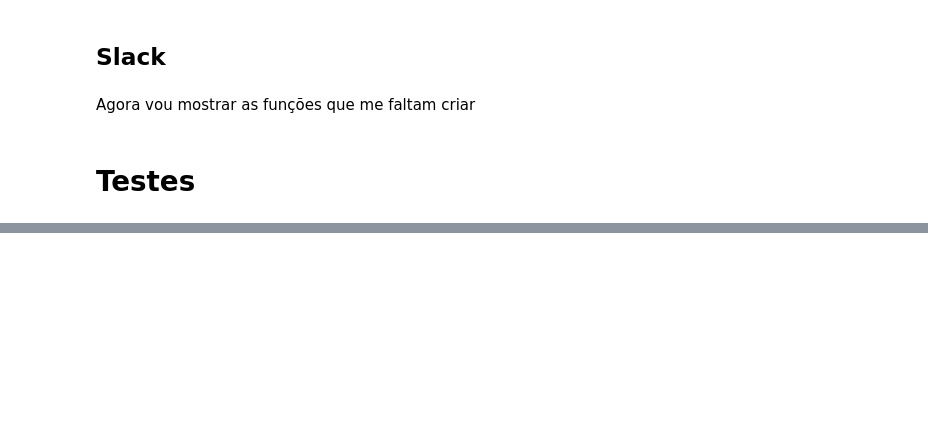
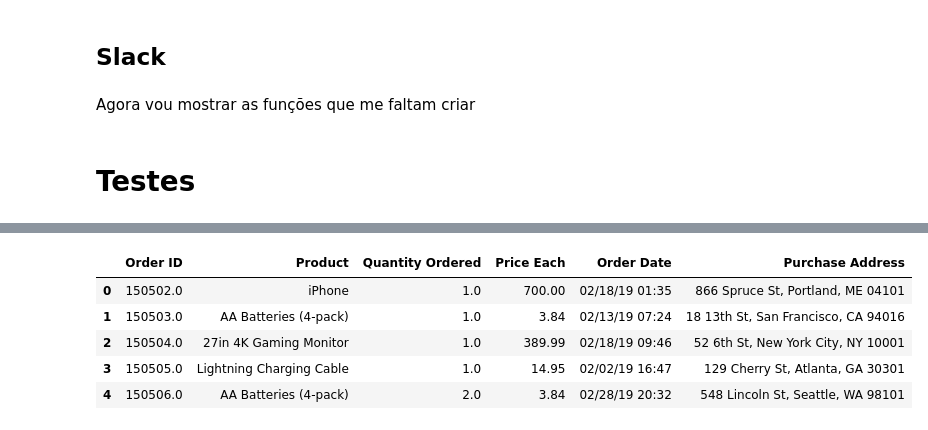
Before and after one commit to Abigor111/SunTzu, a Jupyter notebook: examples/MetadataFunctions.ipynb, the cells around one changed output, grey strips where cells are left out. Drawn from its saved outputs; the diff is of its cells as text; code cells hidden in the pictures; blank space fills up the shorter version.

```diff
--- a/examples/MetadataFunctions.ipynb
+++ b/examples/MetadataFunctions.ipynb
@@ -1886,0 +2031,9 @@ split_rows_string(df1, "Purchase Address", ["Address", "City", "State"], delete_
+# %%
+df1.head()
+# %% [output]
+|  | Order ID | Product | Quantity Ordered | Price Each | Order Date | Purchase Address |
+| 0 | 150502.0 | iPhone | 1.0 | 700.00 | 02/18/19 01:35 | 866 Spruce St, Portland, ME 04101 |
+| 1 | 150503.0 | AA Batteries (4-pack) | 1.0 | 3.84 | 02/13/19 07:24 | 18 13th St, San Francisco, CA 94016 |
+| 2 | 150504.0 | 27in 4K Gaming Monitor | 1.0 | 389.99 | 02/18/19 09:46 | 52 6th St, New York City, NY 10001 |
+| 3 | 150505.0 | Lightning Charging Cable | 1.0 | 14.95 | 02/02/19 16:47 | 129 Cherry St, Atlanta, GA 30301 |
+| 4 | 150506.0 | AA Batteries (4-pack) | 2.0 | 3.84 | 02/28/19 20:32 | 548 Lincoln St, Seattle, WA 98101 |
```
Also changed, not shown: parts of 60 cells of this notebook.
